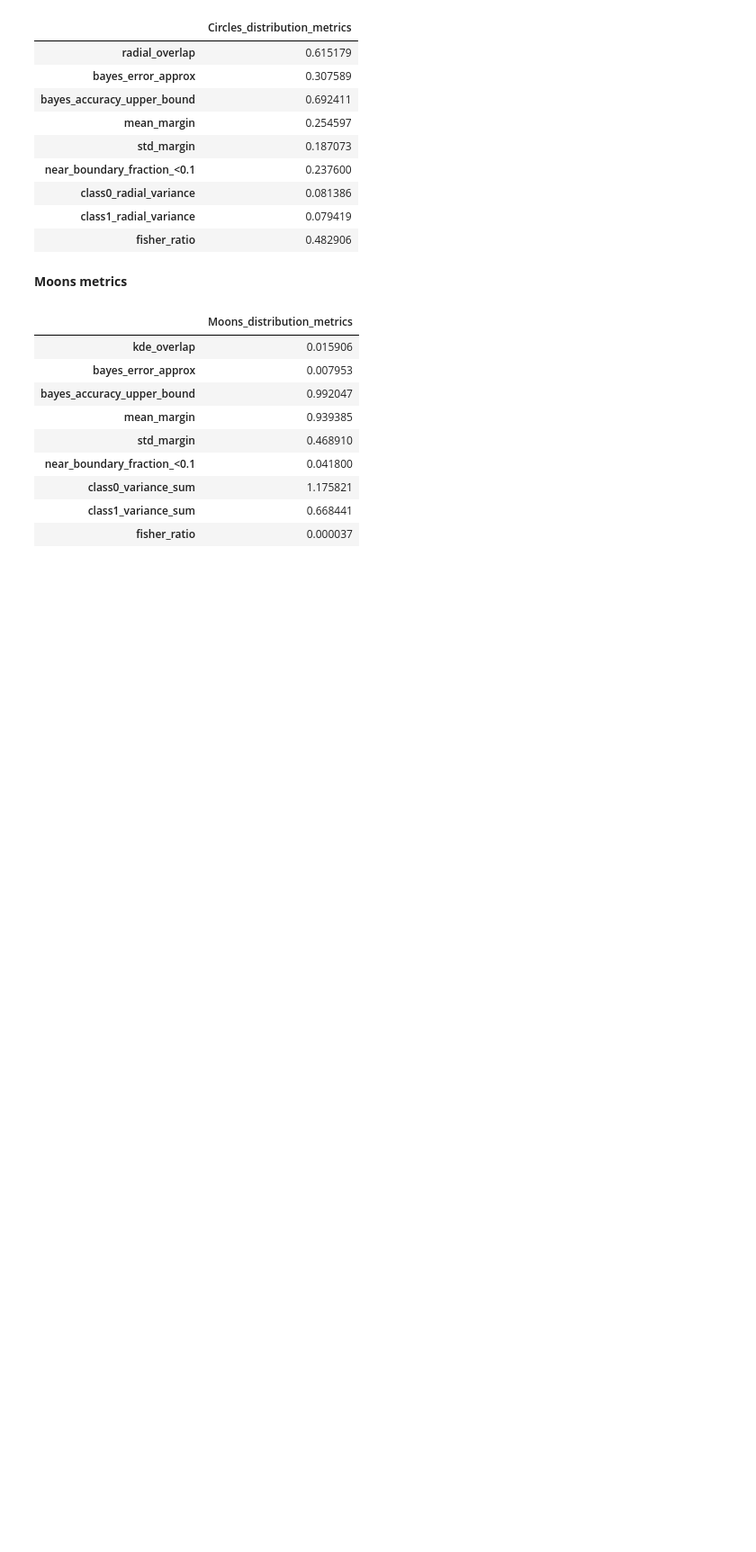
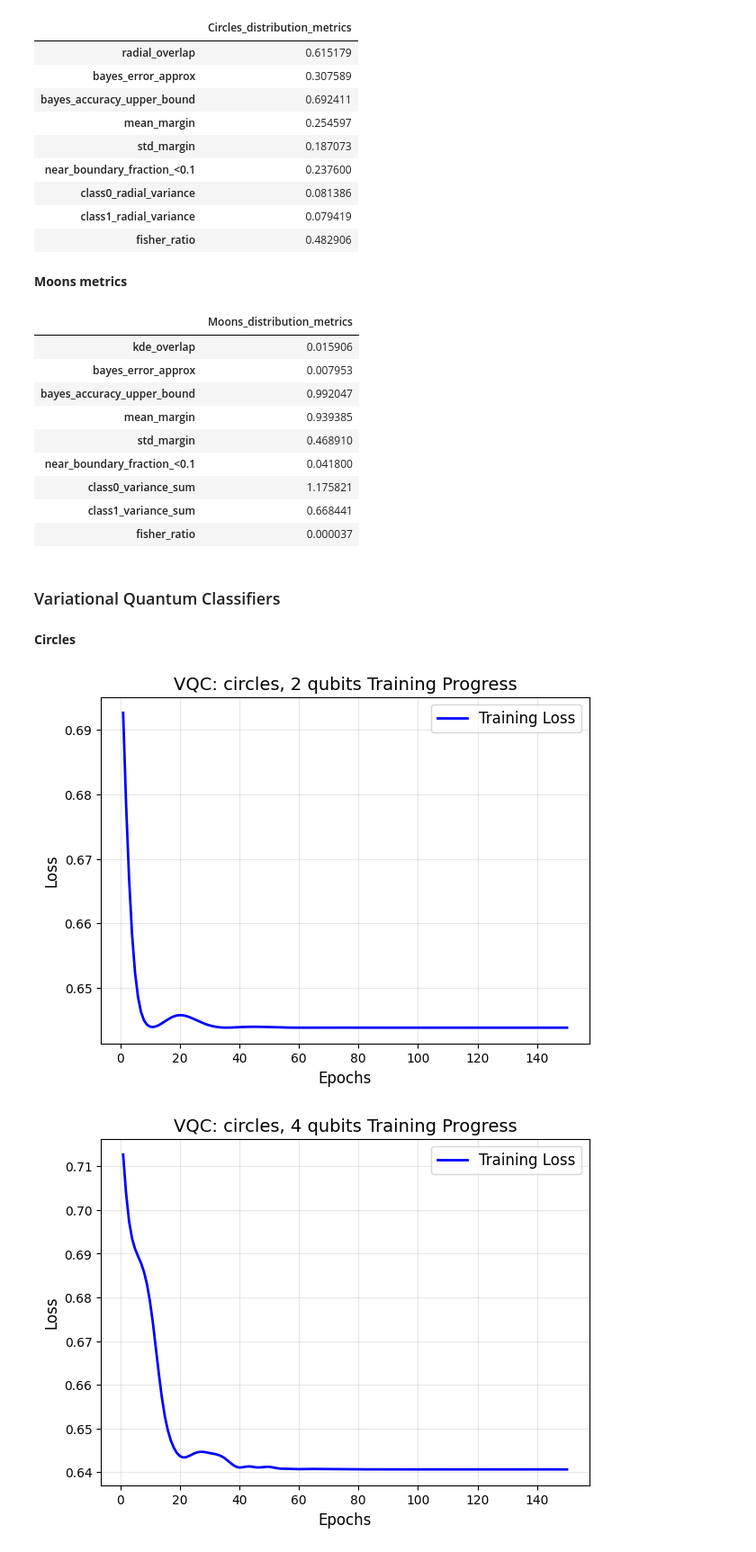
Before and after one commit to Eg0Mak/barren-plateau-analysis, a Jupyter notebook: notebooks/barren_plateau.ipynb, the cells around one changed output. Shown at 90% size. Drawn from its saved outputs; the diff is of its cells as text; code cells hidden in the pictures; blank space fills up the shorter version.

```diff
--- a/notebooks/barren_plateau.ipynb
+++ b/notebooks/barren_plateau.ipynb
@@ -233,6 +288,8 @@ def compute_gradients(model, X, y, loss_fn=None):
     return grads.numpy(), grad_norm, grad_var
 # %% [markdown]
 ### Creating Data
+# %%
+results = []
 # %% [markdown]
 **Circles**
 # %%
@@ -418,3 +475,33 @@ metrics_df_moons_T
 | class0_variance_sum | 1.175821 |
 | class1_variance_sum | 0.668441 |
 | fisher_ratio | 0.000037 |
+# %% [markdown]
+### Variational Quantum Classifiers
+# %% [markdown]
+**Circles**
+# %%
+qubits = [2, 4, 8]
+
+for q in qubits:
+    vqc_circles = VQC(n_qubits=q)
+
+    losses = vqc_circles.fit(X_circles_train, y_circles_train)
+
+    grads, grad_norm, grad_var = compute_gradients(vqc_circles, X_circles_train, y_circles_train)
+    grad_mean = grads.mean()
+
+    results.append({
+        "Model": "VQC",
+        "Dataset": "Circles",
+        "n_qubits": q,
+        "Hidden_Layers": None,
+        "Loss_final": losses[-1],
+        "Gradient_Norm": grad_norm,
+        "Gradient_Variance": grad_var,
+        "Gradient_Mean": grad_mean
+    })
+
+    training_plot(losses, f'VQC: circles, {q} qubits Training Progress')
+# %% [output]
+[figure, added]
+[figure, added]
```
Also changed, not shown: parts of 17 cells of this notebook, 2 other files.
